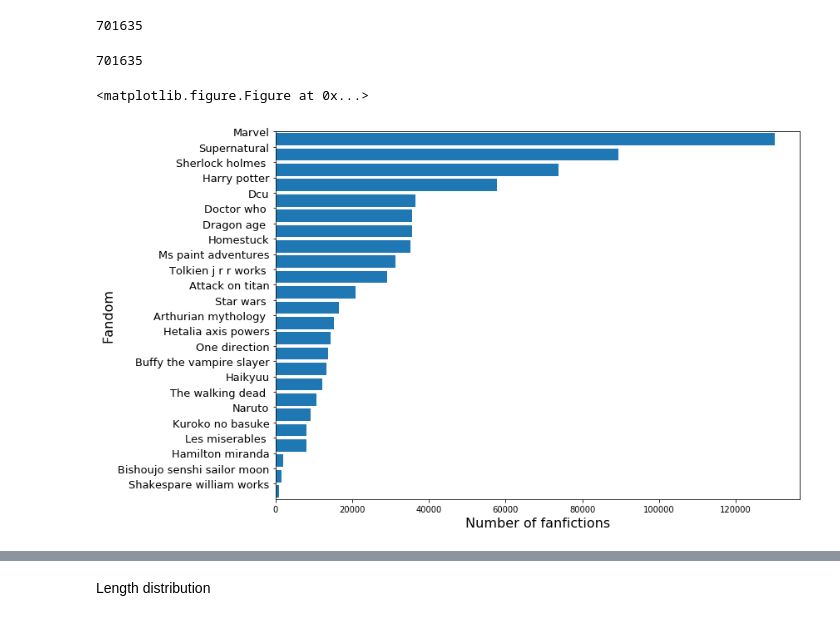
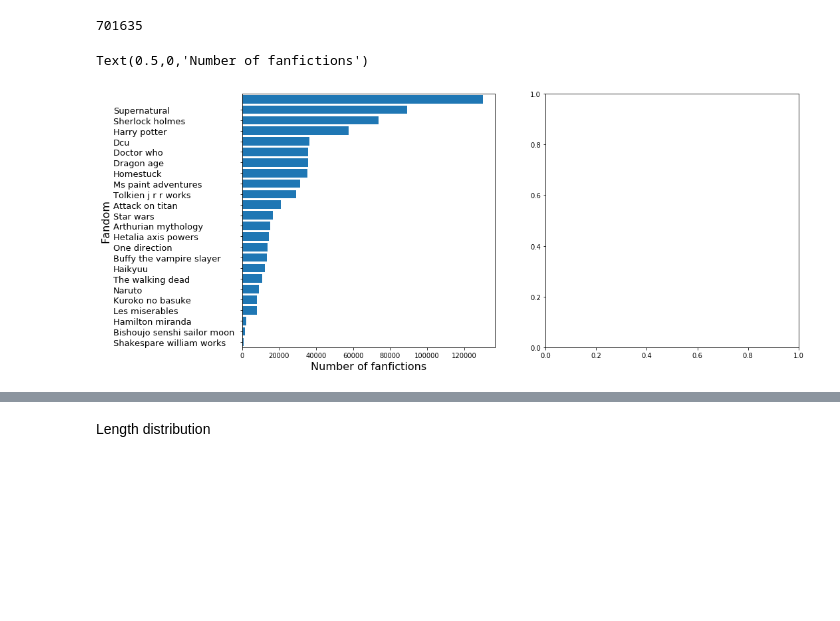
Before and after one commit to yzjing/ao3_old, a Jupyter notebook: exps/20171113_descriptive/descriptive.ipynb, the cells around one changed output, grey strips where cells are left out. Cells and saved outputs as stored; diff of their text form; code cells hidden in the pictures; blank space fills up the shorter version.

```diff
--- a/exps/20171113_descriptive/descriptive.ipynb
+++ b/exps/20171113_descriptive/descriptive.ipynb
@@ -30,0 +14,5 @@ fandom_list
+# %%
+times = Counter()
+for fandom in fandom_list:
+    df = pd.read_csv(data_path + fandom, sep = '\t')
+    times += Counter(df.PublishDate.str[:7].tolist())
@@ -41,25 +42,48 @@ for f in fandom_list:
 s
 # %% [output]
 701635
-# %%
-sum(fandom_size.keys())
-# %% [output]
-701635
-# %%
-plt.figure()
-plt.figure(figsize = (12,7))
-idx = np.arange(len(fandom_size))
-data = sorted(fandom_size.keys())
-labels = [fandom_size[i].replace('_temporal_lda_jsd_toprev_full', '').replace('all_media_types', '').replace("&_related_fandoms", '').\
-          replace("_", ' ').capitalize() for i in sorted(fandom_size.keys())]
-plt.barh(idx, data)
-plt.yticks(idx + 0.5,labels,fontsize=13)
-plt.yticks(fontsize=13)
-plt.ylim(-0.5, 23.5)
-plt.ylabel("Fandom", fontsize = 16)
-plt.xlabel("Number of fanfictions", fontsize = 16)
-plt.tight_layout()
-plt.savefig("fandom_size.pdf", type="pdf")
-# %% [output]
-<matplotlib.figure.Figure at 0x...>
-[figure, removed]
+# %%
+fig, ax = plt.subplots(1,2,figsize = (15,7))
+
+idx = np.arange(len(fandom_size))
+data = sorted(fandom_size.keys())
+labels = [fandom_size[i].replace('_temporal_lda_jsd_toprev_full', '').replace('all_media_types', '').replace("&_related_fandoms", '').\
+          replace("_", ' ').capitalize() for i in sorted(fandom_size.keys())]
+# maxl = max([len(label) for label in labels])
+# labels = [label + " "*(maxl - len(label)) for label in labels]
+# print(labels)
+ax[0].barh(idx, data)
+ax[0].set_yticks(range(0,23))
+ax[0].set_yticklabels(labels)
+
+for tick in ax[0].yaxis.get_major_ticks():
+    tick.label.set_fontsize(13)
+    tick.label.set_horizontalalignment('left')
+    # find the maximum width of the label on the major ticks
+yax = ax[0].get_yaxis()
+pad = 190
+yax.set_tick_params(pad=pad)
+
+ax[0].set_ylim(-0.5, 23.5)
+ax[0].set_ylabel("Fandom", fontsize = 16)
+ax[0].set_xlabel("Number of fanfictions", fontsize = 16)
+
+
+
+# labels_f = [l if labels.index(l)%5==0 else '' for l in labels ]
+# plt.scatter(0, agg)
+# plt.plot(x, y)
+# plt.xticks(x, labels_f, rotation=90, fontsize=14)
+# plt.yticks(fontsize=14)
+# plt.xlabel("Time", fontsize=15)
+# plt.ylabel("Number of fanfictions published",fontsize=15)
+# # plt.xlim(-1,90)
+# start_idx = labels.index('2010-01')
+# end_idx = labels.index('2016-05')
+
+# plt.tight_layout()
+
+# plt.savefig("fic_time_dist.pdf", format="pdf")
+# %% [output]
+Text(0.5,0,'Number of fanfictions')
+[figure, added]
```
Also changed, not shown: parts of 8 cells of this notebook, 5 other files.
